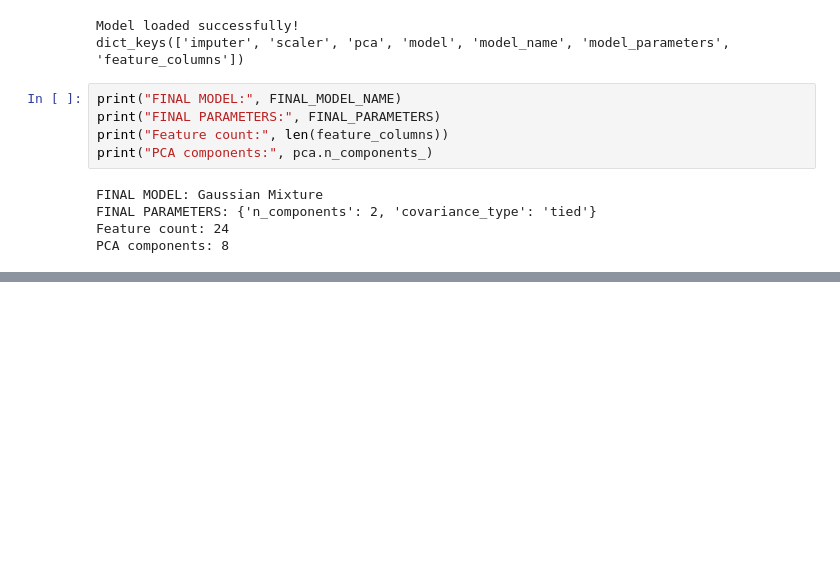
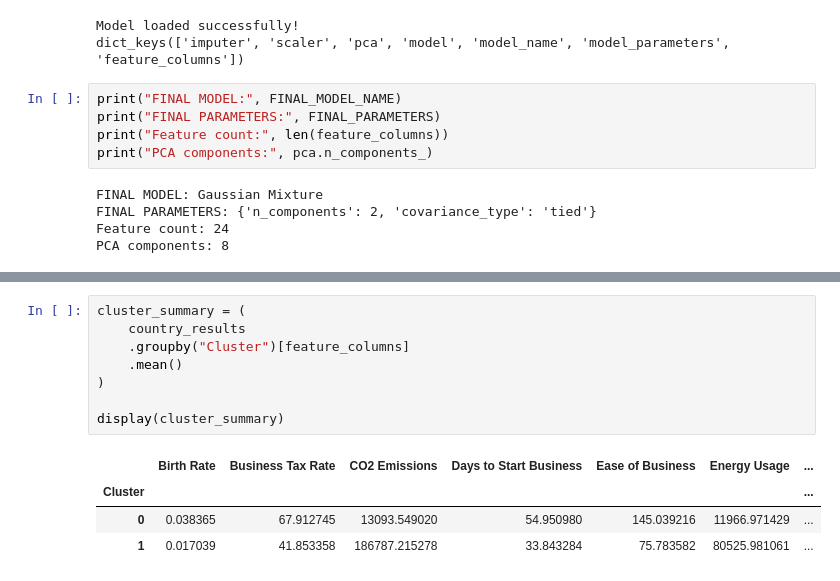
Before and after one commit to Avinash-515/world-development-country-clustering, a Jupyter notebook: World_Development_Clustering_Project.ipynb, the cells around one changed output, grey strips where cells are left out. Saved outputs shown, nothing was run; the diff lists cells and outputs as text; blank space fills up the shorter version.

```diff
--- a/World_Development_Clustering_Project.ipynb
+++ b/World_Development_Clustering_Project.ipynb
@@ -1546,0 +1754,13 @@ PCA components: 8
+# %%
+cluster_summary = (
+    country_results
+    .groupby("Cluster")[feature_columns]
+    .mean()
+)
+
+display(cluster_summary)
+# %% [output]
+|  | Birth Rate | Business Tax Rate | CO2 Emissions | Days to Start Business | Ease of Business | Energy Usage | ... |
+| Cluster |  |  |  |  |  |  | ... |
+| 0 | 0.038365 | 67.912745 | 13093.549020 | 54.950980 | 145.039216 | 11966.971429 | ... |
+| 1 | 0.017039 | 41.853358 | 186787.215278 | 33.843284 | 75.783582 | 80525.981061 | ... |
```
Also changed, not shown: parts of 19 cells of this notebook.
